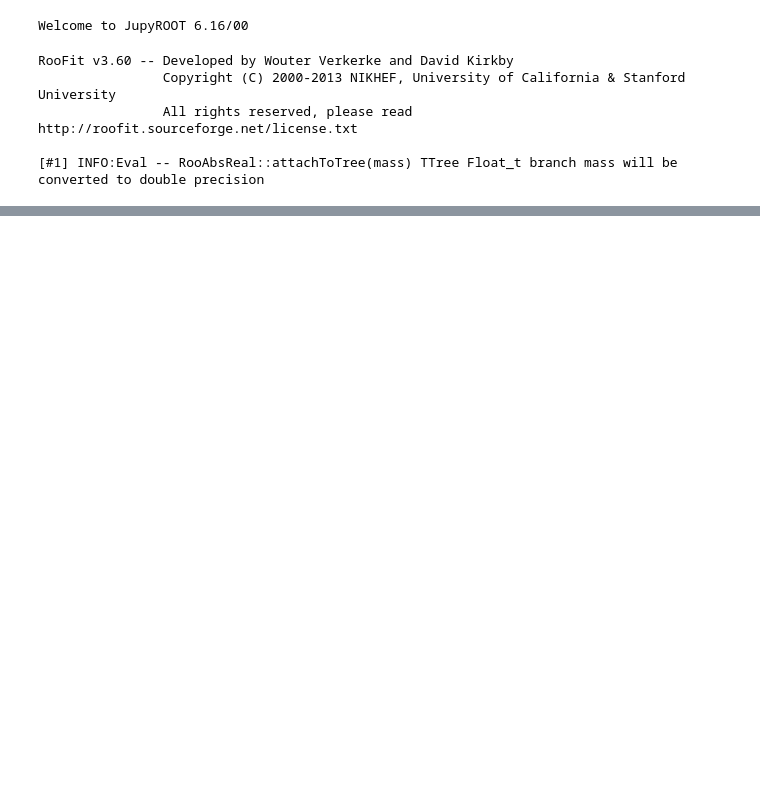
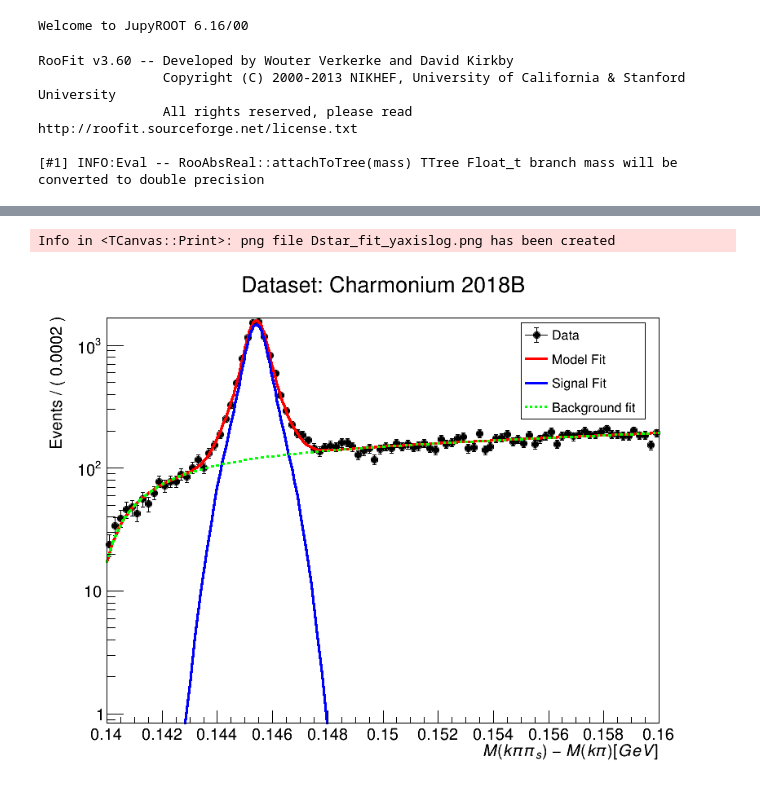
Before and after one commit to Mapse/OniaOpenCharmRun2ULAna, a Jupyter notebook: fit/dstar_fit.ipynb, the cells around one changed output, grey strips where cells are left out. Drawn from its saved outputs; the diff is of its cells as text; code cells hidden in the pictures; blank space fills up the shorter version.

```diff
--- a/fit/dstar_fit.ipynb
+++ b/fit/dstar_fit.ipynb
@@ -124,3 +139,13 @@ Info in <TCanvas::Print>: png file Dstar_fit.png has been created
+# %%
+# Log plot
+ROOT.gPad.SetLogy()
+
+can.Draw()
+
+can.SaveAs("Dstar_fit_yaxislog.png")
+# %% [output]
+Info in <TCanvas::Print>: png file Dstar_fit_yaxislog.png has been created
+[figure, added]
 # %%
 Audio(sound_file, autoplay=True)
 # %% [output]
```
Also changed, not shown: parts of 6 cells of this notebook, 5 other files.
